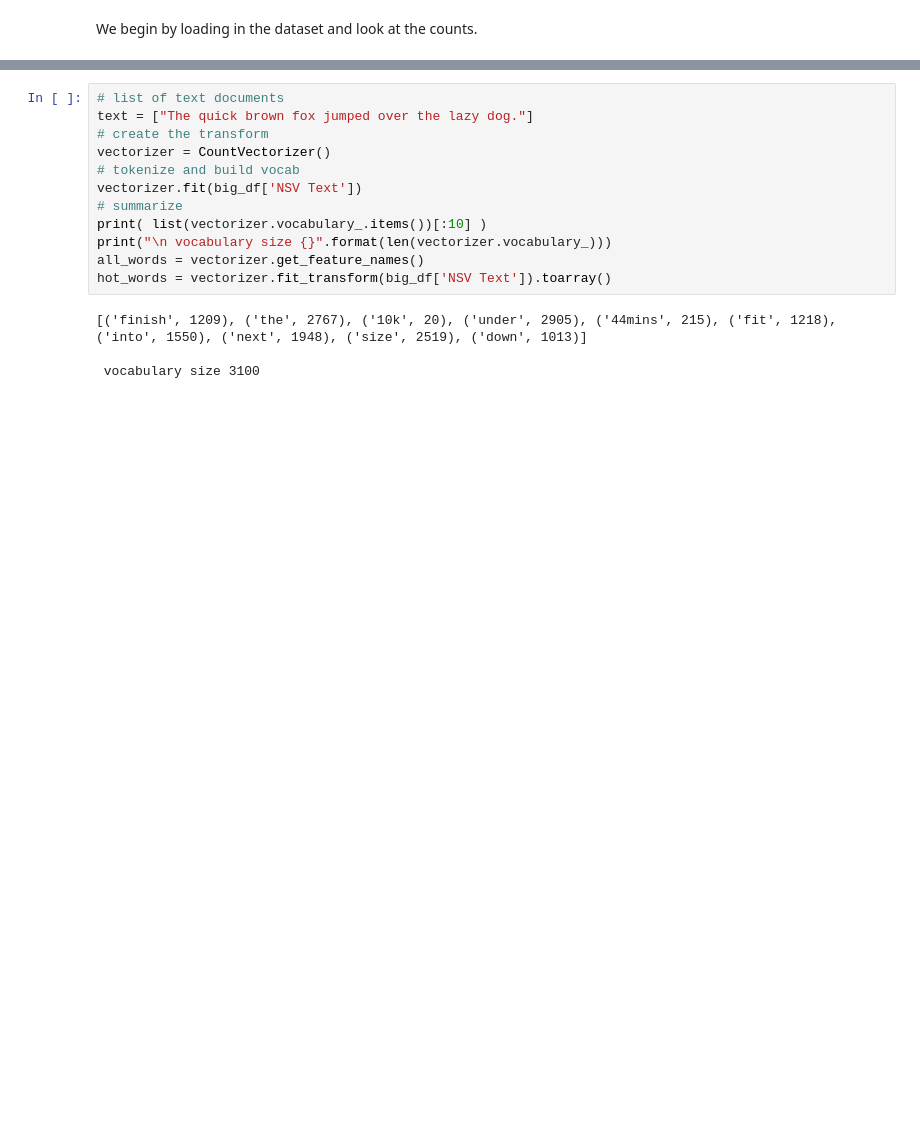
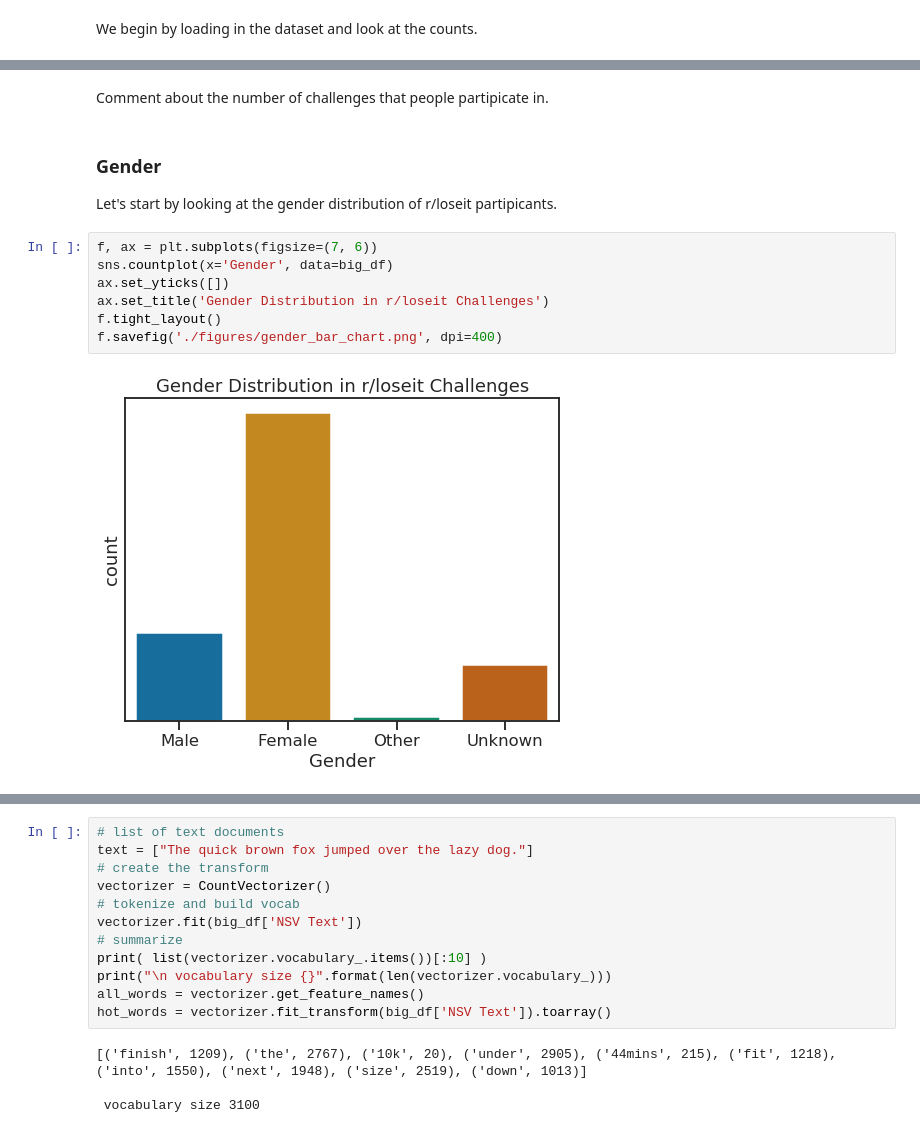
Before and after one commit to csmithchicago/Loseit, a Jupyter notebook: analyze_loseit_challenge_data.ipynb, the cells around one changed output, grey strips where cells are left out. Cells and saved outputs as stored; diff of their text form; blank space fills up the shorter version.

```diff
--- a/analyze_loseit_challenge_data.ipynb
+++ b/analyze_loseit_challenge_data.ipynb
@@ -374,0 +82,15 @@ Counter(big_df['NSV Text'].str.lower()).most_common(1000)
+# %% [markdown]
+Comment about the number of challenges that people partipicate in.
+# %% [markdown]
+### Gender
+
+Let's start by looking at the gender distribution of r/loseit partipicants.
+# %%
+f, ax = plt.subplots(figsize=(7, 6))
+sns.countplot(x='Gender', data=big_df)
+ax.set_yticks([])
+ax.set_title('Gender Distribution in r/loseit Challenges')
+f.tight_layout()
+f.savefig('./figures/gender_bar_chart.png', dpi=400)
+# %% [output]
+[figure, added]
```
Also changed, not shown: parts of 79 cells of this notebook, 1 other file.
